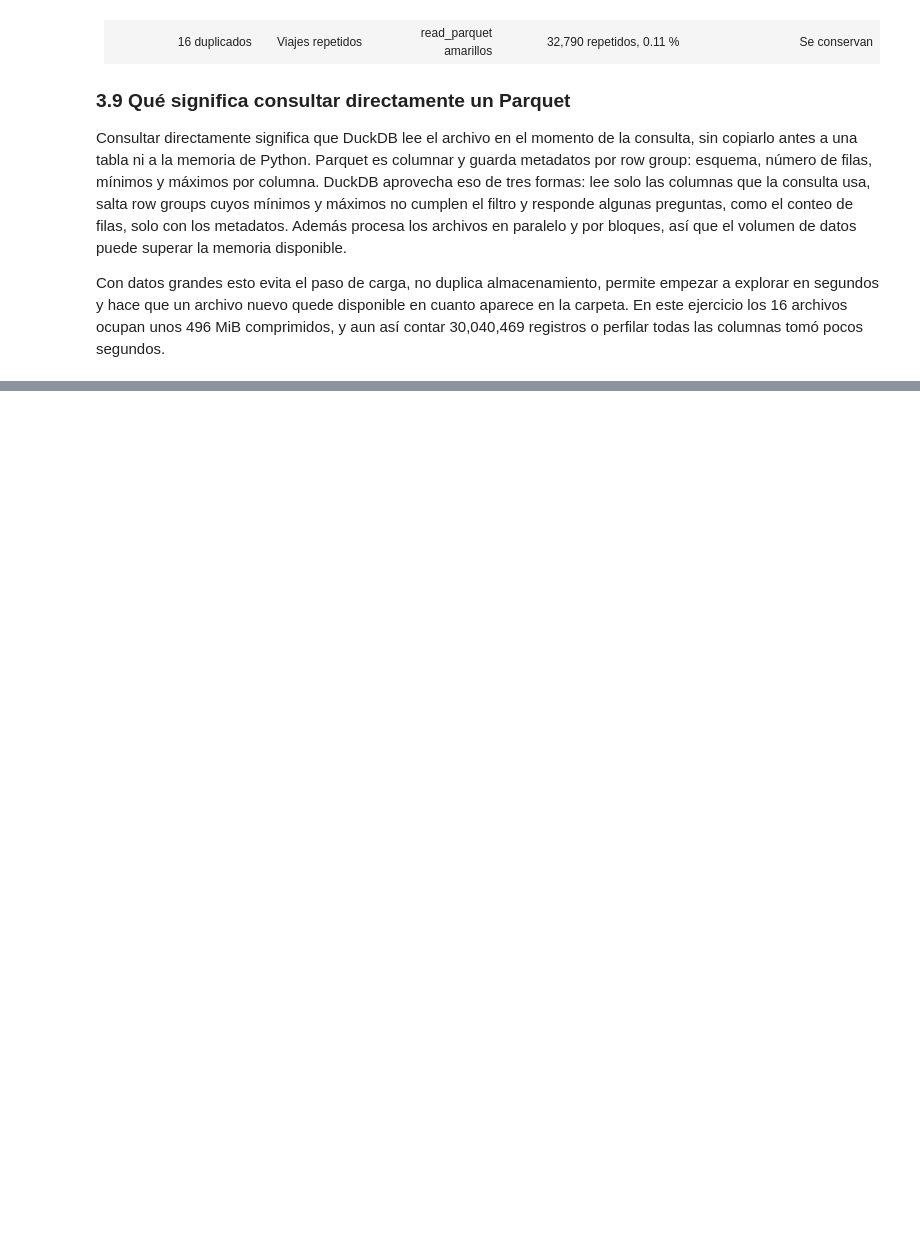
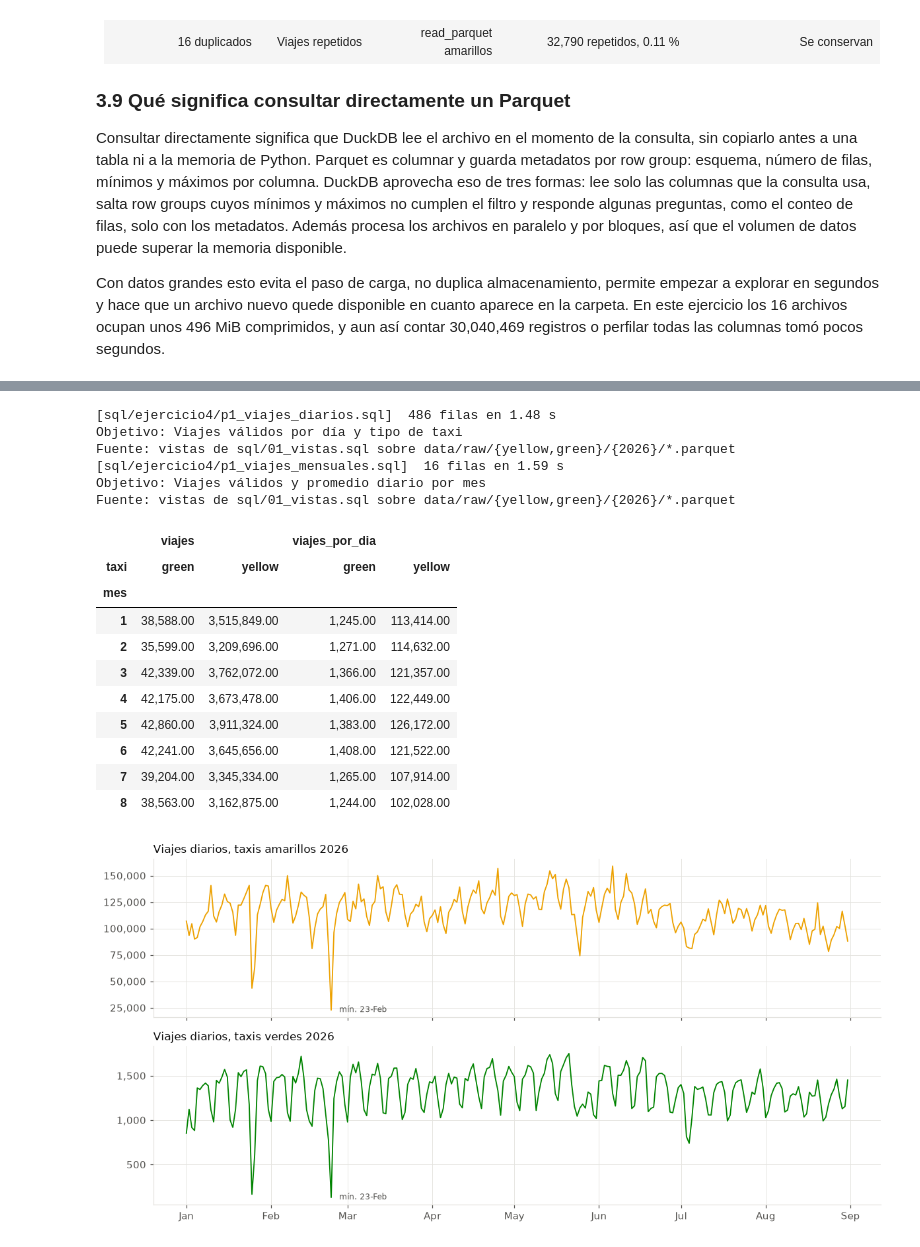
Before and after one commit to erickguerra2/duckdb, a Jupyter notebook: notebooks/Lab8_DuckDB.ipynb, the cells around one changed output, grey strips where cells are left out. Saved outputs shown, nothing was run; the diff lists cells and outputs as text; code cells hidden in the pictures; blank space fills up the shorter version.

Commit message:
Vistas unificadas y análisis exploratorio con DuckDB

```diff
--- a/notebooks/Lab8_DuckDB.ipynb
+++ b/notebooks/Lab8_DuckDB.ipynb
@@ -694,0 +784,47 @@ Con datos grandes esto evita el paso de carga, no duplica almacenamiento, permit
+# %%
+diario = consulta("ejercicio4/p1_viajes_diarios", "Viajes válidos por día y tipo de taxi", """
+    SELECT pickup::DATE AS fecha, taxi, count(*) AS viajes
+    FROM viajes_limpios
+    GROUP BY ALL
+    ORDER BY fecha
+""", mostrar=False)
+mensual = consulta("ejercicio4/p1_viajes_mensuales", "Viajes válidos y promedio diario por mes", """
+    SELECT month(pickup) AS mes, taxi, count(*) AS viajes,
+           round(count(*) / count(DISTINCT pickup::DATE)) AS viajes_por_dia
+    FROM viajes_limpios
+    GROUP BY ALL
+    ORDER BY taxi, mes
+""", mostrar=False)
+display(mensual.pivot_table(index="mes", columns="taxi", values=["viajes", "viajes_por_dia"]))
+
+fig, ejes = plt.subplots(2, 1, figsize=(11, 5.5), sharex=True)
+for eje, taxi in zip(ejes, ["yellow", "green"]):
+    d = diario[diario.taxi == taxi]
+    eje.plot(d.fecha, d.viajes, color=COLOR_TAXI[taxi], linewidth=1.2)
+    eje.set_title(f"Viajes diarios, taxis {'amarillos' if taxi == 'yellow' else 'verdes'} 2026", loc="left")
+    eje.yaxis.set_major_formatter(miles)
+    minimo = d.loc[d.viajes.idxmin()]
+    eje.annotate(f"mín. {minimo.fecha:%d-%b}", (minimo.fecha, minimo.viajes), textcoords="offset points",
+                 xytext=(8, -2), fontsize=8, color=TINTA_2)
+ejes[1].xaxis.set_major_formatter(mdates.DateFormatter("%b"))
+fig.tight_layout()
+guardar(fig, "ej4_p1_viajes_diarios")
+# %% [output]
+[sql/ejercicio4/p1_viajes_diarios.sql]  486 filas en 1.48 s
+Objetivo: Viajes válidos por día y tipo de taxi
+Fuente: vistas de sql/01_vistas.sql sobre data/raw/{yellow,green}/{2026}/*.parquet
+[sql/ejercicio4/p1_viajes_mensuales.sql]  16 filas en 1.59 s
+Objetivo: Viajes válidos y promedio diario por mes
+Fuente: vistas de sql/01_vistas.sql sobre data/raw/{yellow,green}/{2026}/*.parquet
+|  | viajes |  | viajes_por_dia |  |
+| taxi | green | yellow | green | yellow |
+| mes |  |  |  |  |
+| 1 | 38,588.00 | 3,515,849.00 | 1,245.00 | 113,414.00 |
+| 2 | 35,599.00 | 3,209,696.00 | 1,271.00 | 114,632.00 |
+| 3 | 42,339.00 | 3,762,072.00 | 1,366.00 | 121,357.00 |
+| 4 | 42,175.00 | 3,673,478.00 | 1,406.00 | 122,449.00 |
+| 5 | 42,860.00 | 3,911,324.00 | 1,383.00 | 126,172.00 |
+| 6 | 42,241.00 | 3,645,656.00 | 1,408.00 | 121,522.00 |
+| 7 | 39,204.00 | 3,345,334.00 | 1,265.00 | 107,914.00 |
+| 8 | 38,563.00 | 3,162,875.00 | 1,244.00 | 102,028.00 |
+[figure, added]
```
Also changed, not shown: parts of 27 cells of this notebook, 23 other files.
